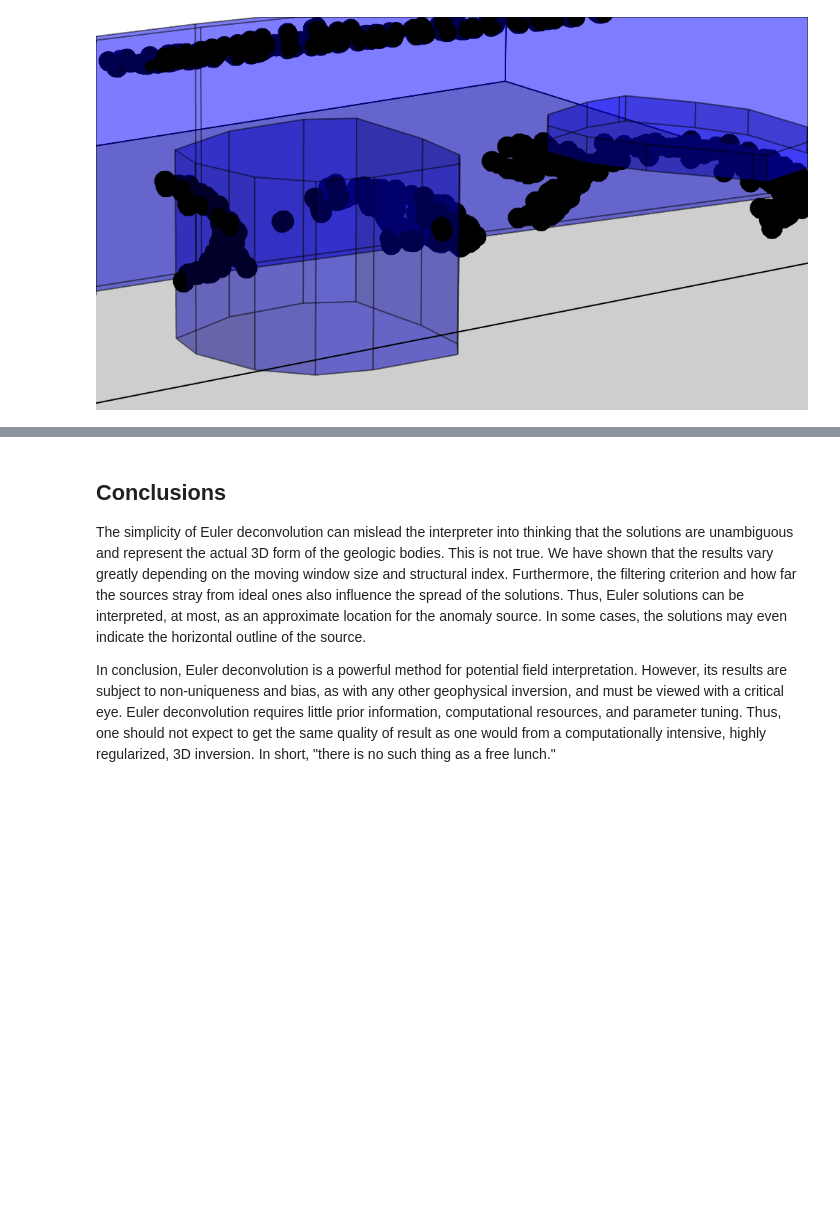
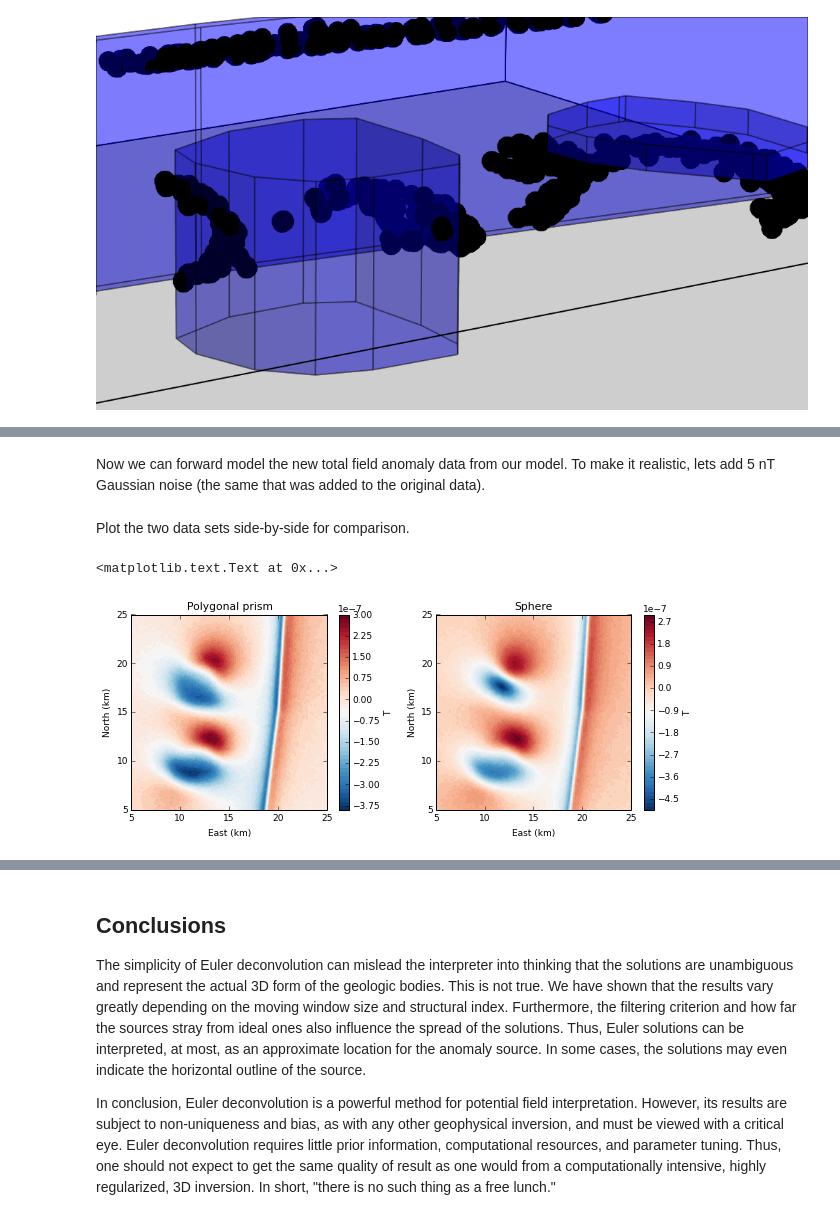
Before and after one commit to pinga-lab/paper-tle-euler-tutorial, a Jupyter notebook: euler-deconvolution-examples.ipynb, the cells around one changed output, grey strips where cells are left out. Saved outputs shown, nothing was run; the diff lists cells and outputs as text; code cells hidden in the pictures; blank space fills up the shorter version.

```diff
--- a/euler-deconvolution-examples.ipynb
+++ b/euler-deconvolution-examples.ipynb
@@ -314,0 +345,30 @@ Notice how the sources for the intrusive body and the sill make  arch-like struc
+# %% [markdown]
+Now we can forward model the new total field anomaly data from our model. To make it realistic, lets add 5 nT Gaussian noise (the same that was added to the original data).
+# %%
+tf_sphere = utils.nt2si(
+    utils.contaminate(
+        sphere.tf(x, y, z, [ideal_batholith], inc, dec) + polyprism.tf(x, y, z, [dike, sill], inc, dec),
+        5))
+# %% [markdown]
+Plot the two data sets side-by-side for comparison.
+# %%
+mpl.figure(figsize=(10, 3.5))
+mpl.subplot(1, 2, 1)
+mpl.title('Polygonal prism')
+mpl.axis('scaled')
+mpl.contourf(y, x, tf_si, shape, 60, cmap=mpl.cm.RdBu_r)
+mpl.colorbar().set_label('T')
+mpl.m2km()
+mpl.xlabel('East (km)')
+mpl.ylabel('North (km)')
+mpl.subplot(1, 2, 2)
+mpl.title('Sphere')
+mpl.axis('scaled')
+mpl.contourf(y, x, tf_sphere, shape, 60, cmap=mpl.cm.RdBu_r)
+mpl.colorbar().set_label('T')
+mpl.m2km()
+mpl.xlabel('East (km)')
+mpl.ylabel('North (km)')
+# %% [output]
+<matplotlib.text.Text at 0x...>
+[figure, added]
```
Also changed, not shown: parts of 12 cells of this notebook.
